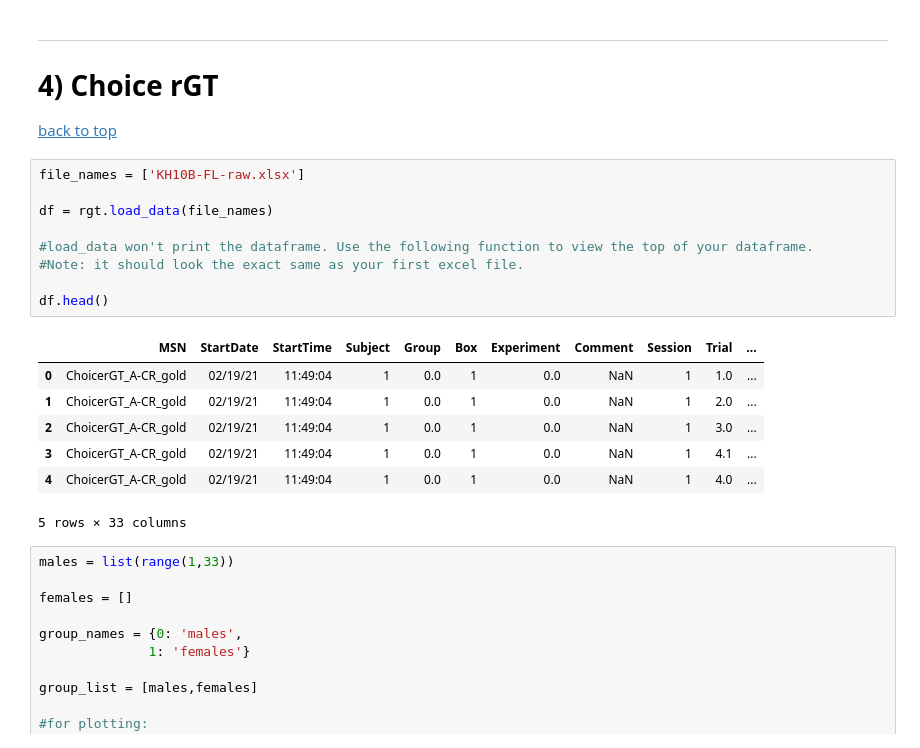
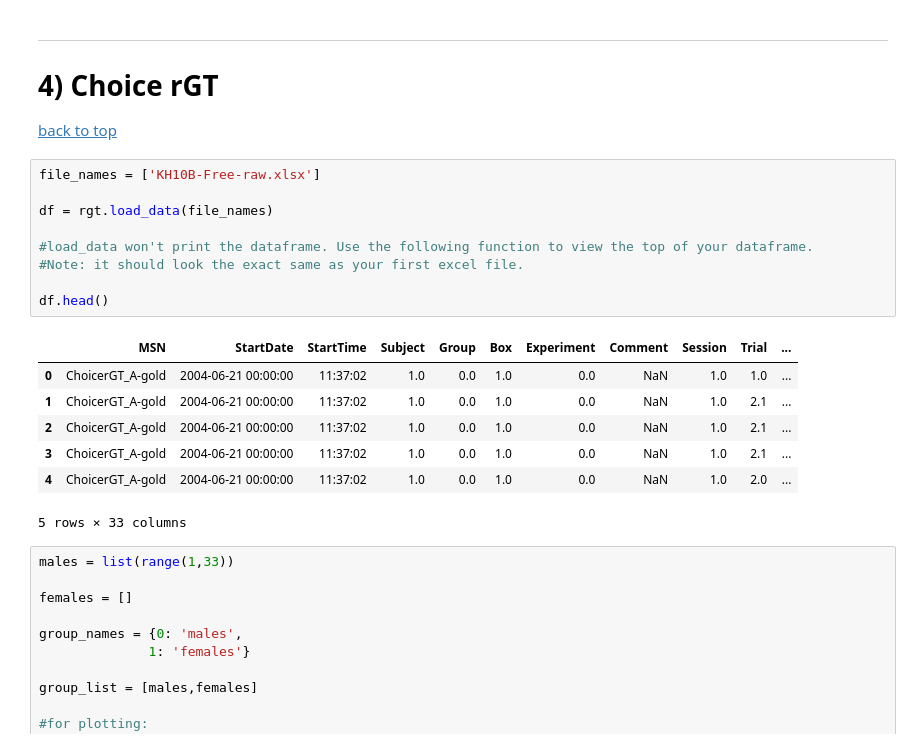
Before and after one commit to deckyblue/sparklyRGT, a Jupyter notebook: sparklyRGT_tutorial/sparklyRGT_documentation.ipynb, the cells around one changed output. Drawn from its saved outputs; the diff is of its cells as text.

```diff
--- a/sparklyRGT_tutorial/sparklyRGT_documentation.ipynb
+++ b/sparklyRGT_tutorial/sparklyRGT_documentation.ipynb
@@ -531,21 +531,21 @@ rgt.rgt_plot('risk',startdose,enddose,title,means_risk,SEM_risk,group_names = gr
 
 [back to top](#SparklyRGT:-rGT-functions-for-data-manipulation-and-visualization)
 # %%
-file_names = ['KH10B-FL-raw.xlsx']
+file_names = ['KH10B-Free-raw.xlsx']
 
 df = rgt.load_data(file_names)
 
 #load_data won't print the dataframe. Use the following function to view the top of your dataframe.
 #Note: it should look the exact same as your first excel file.
 
 df.head()
 # %% [output]
 |  | MSN | StartDate | StartTime | Subject | Group | Box | Experiment | Comment | Session | Trial | ... |
-| 0 | ChoicerGT_A-CR_gold | 02/19/21 | 11:49:04 | 1 | 0.0 | 1 | 0.0 | NaN | 1 | 1.0 | ... |
-| 1 | ChoicerGT_A-CR_gold | 02/19/21 | 11:49:04 | 1 | 0.0 | 1 | 0.0 | NaN | 1 | 2.0 | ... |
-| 2 | ChoicerGT_A-CR_gold | 02/19/21 | 11:49:04 | 1 | 0.0 | 1 | 0.0 | NaN | 1 | 3.0 | ... |
-| 3 | ChoicerGT_A-CR_gold | 02/19/21 | 11:49:04 | 1 | 0.0 | 1 | 0.0 | NaN | 1 | 4.1 | ... |
-| 4 | ChoicerGT_A-CR_gold | 02/19/21 | 11:49:04 | 1 | 0.0 | 1 | 0.0 | NaN | 1 | 4.0 | ... |
+| 0 | ChoicerGT_A-gold | 2004-06-21 00:00:00 | 11:37:02 | 1.0 | 0.0 | 1.0 | 0.0 | NaN | 1.0 | 1.0 | ... |
+| 1 | ChoicerGT_A-gold | 2004-06-21 00:00:00 | 11:37:02 | 1.0 | 0.0 | 1.0 | 0.0 | NaN | 1.0 | 2.1 | ... |
+| 2 | ChoicerGT_A-gold | 2004-06-21 00:00:00 | 11:37:02 | 1.0 | 0.0 | 1.0 | 0.0 | NaN | 1.0 | 2.1 | ... |
+| 3 | ChoicerGT_A-gold | 2004-06-21 00:00:00 | 11:37:02 | 1.0 | 0.0 | 1.0 | 0.0 | NaN | 1.0 | 2.1 | ... |
+| 4 | ChoicerGT_A-gold | 2004-06-21 00:00:00 | 11:37:02 | 1.0 | 0.0 | 1.0 | 0.0 | NaN | 1.0 | 2.0 | ... |
 5 rows × 33 columns
 # %%
 males = list(range(1,33))
```
Also changed, not shown: parts of 4 cells of this notebook, 3 other files.
